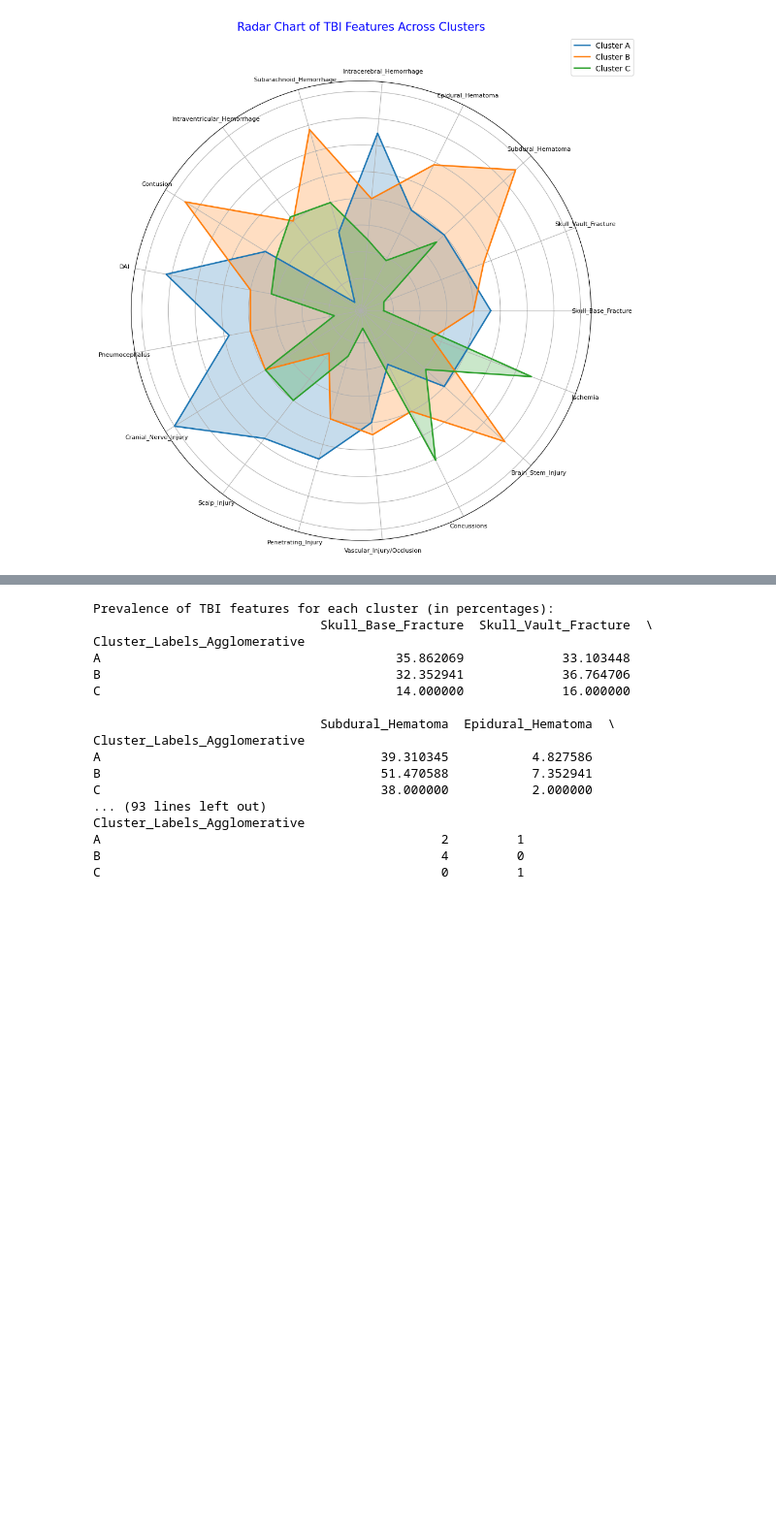
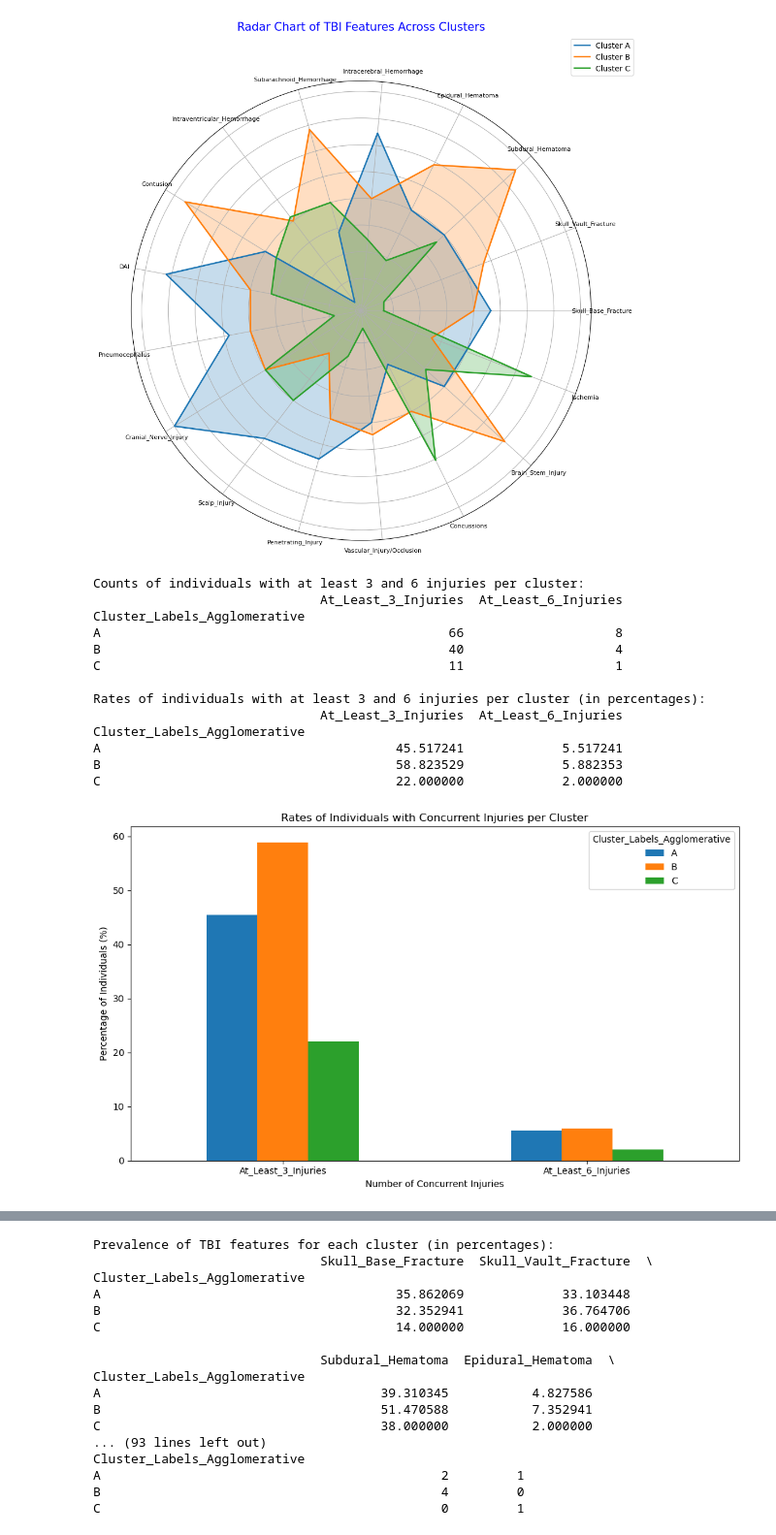
Before and after one commit to shrinitbabel/TBI-Unsupervised-Clustering-Readmission-Prediction, a Jupyter notebook: TBI_FullHouse_3Clusters.ipynb, the cells around one changed output, grey strips where cells are left out. Shown at 97% size. Saved outputs shown, nothing was run; the diff lists cells and outputs as text; code cells hidden in the pictures; blank space fills up the shorter version.

```diff
--- a/TBI_FullHouse_3Clusters.ipynb
+++ b/TBI_FullHouse_3Clusters.ipynb
@@ -710,3 +734,45 @@ plt.tight_layout()
 plt.show()
 # %% [output]
 [figure]
+# %%
+# Calculate the total number of injuries per individual
+df['Total_Injuries'] = df[TBI_features].sum(axis=1)
+
+# Filter for individuals with at least 3 injuries and at least 6 injuries
+df['At_Least_3_Injuries'] = (df['Total_Injuries'] >= 3).astype(int)
+df['At_Least_6_Injuries'] = (df['Total_Injuries'] >= 6).astype(int)
+
+# Calculate the proportion per cluster
+concurrent_injury_counts = df.groupby('Cluster_Labels_Agglomerative')[['At_Least_3_Injuries', 'At_Least_6_Injuries']].sum()
+concurrent_injury_rates = df.groupby('Cluster_Labels_Agglomerative')[['At_Least_3_Injuries', 'At_Least_6_Injuries']].mean() * 100
+
+# Display results
+print("Counts of individuals with at least 3 and 6 injuries per cluster:")
+print(concurrent_injury_counts)
+
+print("\nRates of individuals with at least 3 and 6 injuries per cluster (in percentages):")
+print(concurrent_injury_rates)
+
+# Visualize with bar plot
+concurrent_injury_rates.T.plot(kind='bar', figsize=(10, 6), legend=True)
+plt.title("Rates of Individuals with Concurrent Injuries per Cluster")
+plt.xlabel("Number of Concurrent Injuries")
+plt.ylabel("Percentage of Individuals (%)")
+plt.xticks(rotation=0)
+plt.tight_layout()
+plt.show()
+# %% [output]
+Counts of individuals with at least 3 and 6 injuries per cluster:
+                              At_Least_3_Injuries  At_Least_6_Injuries
+Cluster_Labels_Agglomerative
+A                                              66                    8
+B                                              40                    4
+C                                              11                    1
+
+Rates of individuals with at least 3 and 6 injuries per cluster (in percentages):
+                              At_Least_3_Injuries  At_Least_6_Injuries
+Cluster_Labels_Agglomerative
+A                                       45.517241             5.517241
+B                                       58.823529             5.882353
+C                                       22.000000             2.000000
+[figure, added]
```
Also changed, not shown: parts of 3 cells of this notebook.
